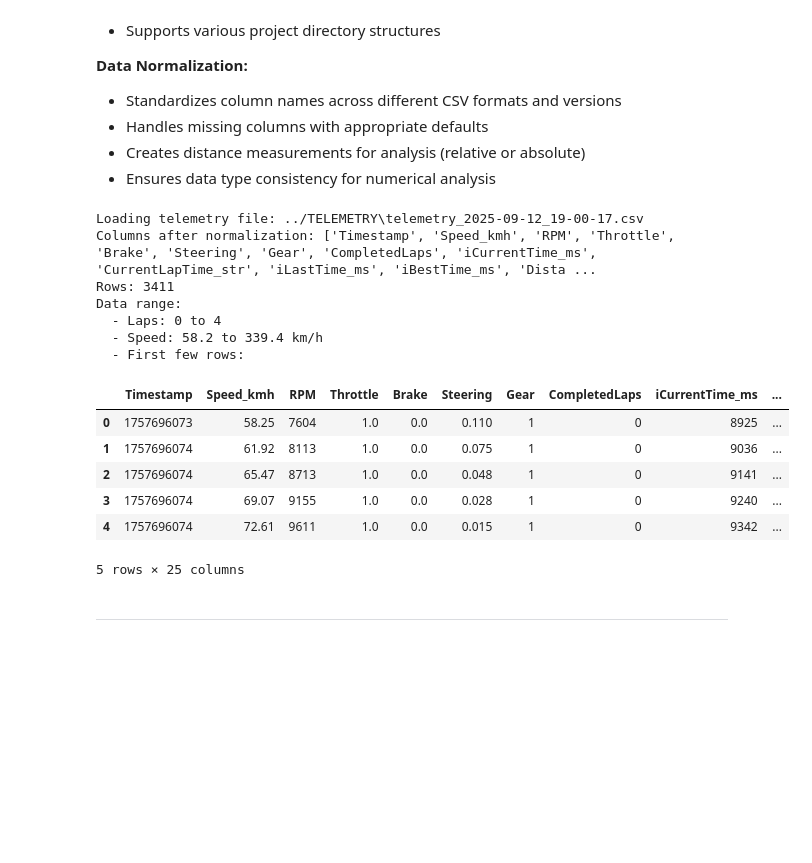
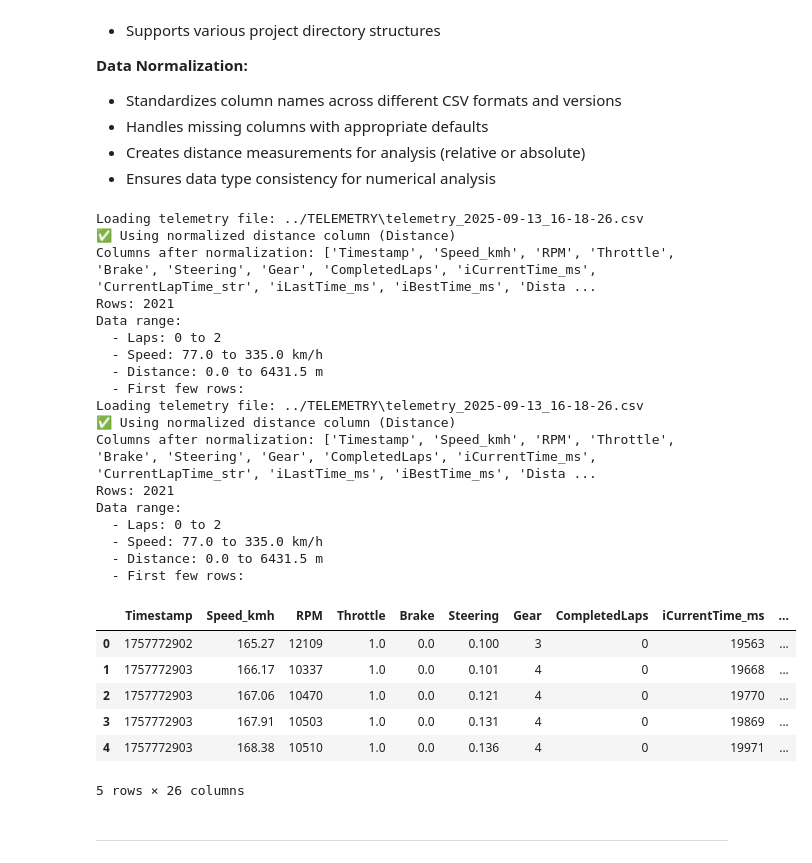
Before and after one commit to VforVitorio/F1_AC_Digital_Twin, a Jupyter notebook: data-analytics/lap_telemetry_exploration.ipynb, the cells around one changed output. Cells and saved outputs as stored; diff of their text form; code cells hidden in the pictures; blank space fills up the shorter version.

Commit message:
solved issue of distance variable with exact values as absolute distance from AC

```diff
--- a/data-analytics/lap_telemetry_exploration.ipynb
+++ b/data-analytics/lap_telemetry_exploration.ipynb
@@ -110,47 +110,66 @@ if 'Throttle' not in df.columns:
 if 'Brake' not in df.columns:
     df['Brake'] = np.nan
 if 'Steering' not in df.columns:
     # maybe steerAngle
     for candidate in ['steerAngle','SteeringAngle','Steering']:
         if candidate in df.columns:
             df = df.rename(columns={candidate:'Steering'})
             break
     else:
         df['Steering'] = np.nan
 
-# If distance column exists, use it, else build an index-based distance proxy
-if 'DistanceTraveled_m' in df.columns:
+# PRIORITIZE normalized distance over absolute distance
+# Use Distance column (normalized) if available, otherwise fallback to absolute
+if 'Distance' in df.columns:
+    # Distance column is already normalized (0-based per lap)
+    print("✅ Using normalized distance column (Distance)")
+    pass  # Keep Distance as is
+elif 'DistanceTraveled_m' in df.columns:
+    # Fallback to absolute distance if normalized not available
     df['Distance'] = df['DistanceTraveled_m']
-elif 'Distance' in df.columns:
-    df['Distance'] = df['Distance']
+    print("⚠️  Using absolute distance (DistanceTraveled_m) as fallback")
 else:
+    # Last resort: create index-based distance
     df['Distance'] = np.arange(len(df))
+    print("⚠️  Using index-based distance as fallback")
 
 # Convert CompletedLaps to int for grouping
 df['CompletedLaps'] = df['CompletedLaps'].fillna(0).astype(int)
 
 print("Columns after normalization:", list(df.columns))
 print("Rows:", len(df))
 print("Data range:")
 print(f"  - Laps: {df['CompletedLaps'].min()} to {df['CompletedLaps'].max()}")
 print(f"  - Speed: {df['Speed_kmh'].min():.1f} to {df['Speed_kmh'].max():.1f} km/h")
+print(f"  - Distance: {df['Distance'].min():.1f} to {df['Distance'].max():.1f} m")
 print(f"  - First few rows:")
 display(df.head())
 # %% [output]
-Loading telemetry file: ../TELEMETRY\telemetry_2025-09-12_19-00-17.csv
+Loading telemetry file: ../TELEMETRY\telemetry_2025-09-13_16-18-26.csv
+✅ Using normalized distance column (Distance)
 Columns after normalization: ['Timestamp', 'Speed_kmh', 'RPM', 'Throttle', 'Brake', 'Steering', 'Gear', 'CompletedLaps', 'iCurrentTime_ms', 'CurrentLapTime_str', 'iLastTime_ms', 'iBestTime_ms', 'Dista ...
-Rows: 3411
+Rows: 2021
 Data range:
-  - Laps: 0 to 4
-  - Speed: 58.2 to 339.4 km/h
+  - Laps: 0 to 2
+  - Speed: 77.0 to 335.0 km/h
+  - Distance: 0.0 to 6431.5 m
   - First few rows:
+Loading telemetry file: ../TELEMETRY\telemetry_2025-09-13_16-18-26.csv
+✅ Using normalized distance column (Distance)
+Columns after normalization: ['Timestamp', 'Speed_kmh', 'RPM', 'Throttle', 'Brake', 'Steering', 'Gear', 'CompletedLaps', 'iCurrentTime_ms', 'CurrentLapTime_str', 'iLastTime_ms', 'iBestTime_ms', 'Dista ...
+Rows: 2021
+Data range:
+  - Laps: 0 to 2
+  - Speed: 77.0 to 335.0 km/h
+  - Distance: 0.0 to 6431.5 m
+  - First few rows:
 |  | Timestamp | Speed_kmh | RPM | Throttle | Brake | Steering | Gear | CompletedLaps | iCurrentTime_ms | ... |
-| 0 | 1757696073 | 58.25 | 7604 | 1.0 | 0.0 | 0.110 | 1 | 0 | 8925 | ... |
-| 1 | 1757696074 | 61.92 | 8113 | 1.0 | 0.0 | 0.075 | 1 | 0 | 9036 | ... |
-| 2 | 1757696074 | 65.47 | 8713 | 1.0 | 0.0 | 0.048 | 1 | 0 | 9141 | ... |
-| 3 | 1757696074 | 69.07 | 9155 | 1.0 | 0.0 | 0.028 | 1 | 0 | 9240 | ... |
-| 4 | 1757696074 | 72.61 | 9611 | 1.0 | 0.0 | 0.015 | 1 | 0 | 9342 | ... |
+| 0 | 1757772902 | 165.27 | 12109 | 1.0 | 0.0 | 0.100 | 3 | 0 | 19563 | ... |
+| 1 | 1757772903 | 166.17 | 10337 | 1.0 | 0.0 | 0.101 | 4 | 0 | 19668 | ... |
+| 2 | 1757772903 | 167.06 | 10470 | 1.0 | 0.0 | 0.121 | 4 | 0 | 19770 | ... |
+| 3 | 1757772903 | 167.91 | 10503 | 1.0 | 0.0 | 0.131 | 4 | 0 | 19869 | ... |
+| 4 | 1757772903 | 168.38 | 10510 | 1.0 | 0.0 | 0.136 | 4 | 0 | 19971 | ... |
-5 rows × 25 columns
+5 rows × 26 columns
 # %% [markdown]
 ---
 # %% [markdown]
```
Also changed, not shown: parts of 10 cells of this notebook.
